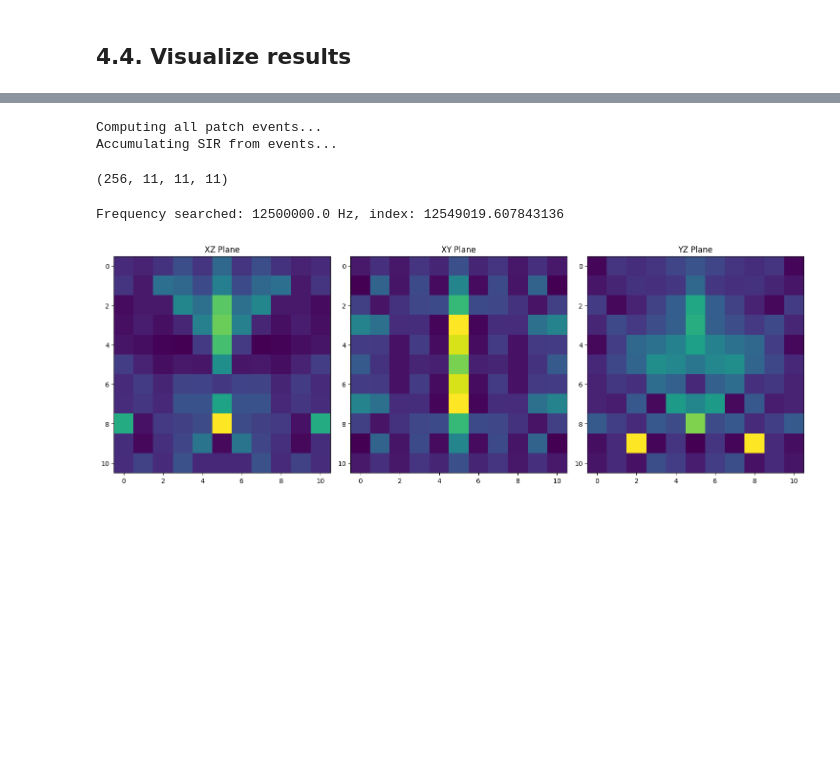
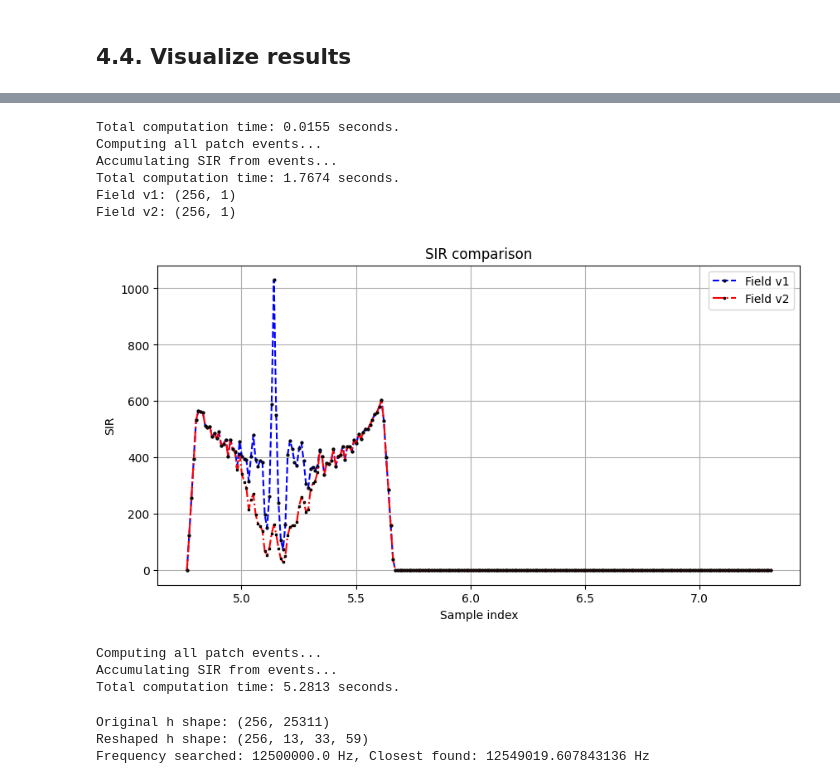
Before and after one commit to EstebanRivera08/eSDIva, a Jupyter notebook: notebook/PyFieldTest.ipynb, the cells around one changed output, grey strips where cells are left out. Cells and saved outputs as stored; diff of their text form; code cells hidden in the pictures; blank space fills up the shorter version.

```diff
--- a/notebook/PyFieldTest.ipynb
+++ b/notebook/PyFieldTest.ipynb
@@ -7,7 +7,7 @@ import matplotlib.pyplot as plt
 import numpy as np
 import pyvista as pv
 import meshio
-from time import time
+from time import time as TIME
 
 
 class LinearArrayTransducer:
@@ -42,7 +42,7 @@ class LinearArrayTransducer:
             Number of subdivisions (patches) in x (element width) and y (element height).
 
         """
-        start_time = time()
+        start_time = TIME()
         element_height, element_width = element_height_mm *1e-3, element_width_mm *1e-3
         kerf, elevation_focus = kerf_mm *1e-3, elevation_focus_mm *1e-3
         self.n_elements = n_elements
@@ -76,7 +76,7 @@ class LinearArrayTransducer:
 
         # Build subdivisions boundaries and areas, apply elevation curvature
         self.sub_quad_verts, self.sub_area, self.sub_el_idx = self._build_subdivisions()
-        end_time = time()
+        end_time = TIME()
         print(f"Transducer initialized in {end_time - start_time:.4f} seconds.")
 
     def _build_subdivisions(self):
@@ -542,6 +537,6 @@ tx = LinearArrayTransducer(
     kerf_mm            = pitch_mm - element_width_mm,
     no_sub_x           = 1,
     no_sub_y           = 10,
-    frequency_Hz       = tx_freq,  # MHz
+    frequency_Hz       = tx_freq*1e6,  # MHz
 )
 # %% [output]
@@ -832,30 +946,32 @@ class PyField:
 # %%
-field = PyField(tx)
+fieldv1 = PyField_v1(tx)
+fieldv2 = PyField(tx)
+# %%
+t_v1, h_v1, events_v1 = fieldv1.spatial_impulse_response(field_point*1e-3, return_all=True)
+t_v2, h_v2, events_v2 = fieldv2.spatial_impulse_response(field_point*1e-3, return_all=True)
+print(f"Field v1: {h_v1.shape}")
+print(f"Field v2: {h_v2.shape}")
+# %% [output]
+Total computation time: 0.0155 seconds.
+Computing all patch events...
+Accumulating SIR from events...
+Total computation time: 1.7674 seconds.
+Field v1: (256, 1)
+Field v2: (256, 1)
+# %%
+plt.figure(figsize=(10, 5))
+plt.plot(t_v1*1e6, h_v1, 'ob--', label="Field v1", ms = 2, markeredgecolor='k')
+plt.plot(t_v2*1e6, h_v2, 'sr-.', label="Field v2", ms = 2, markeredgecolor='k')
+plt.legend()
+plt.title("SIR comparison")
+plt.xlabel("Sample index")
+plt.ylabel("SIR")
+plt.grid()
+# %% [output]
+[figure, added]
 # %%
-start_time, h = field.spatial_impulse_response(grid_points)
+start_time, h = fieldv2.spatial_impulse_response(grid_points)
 # %% [output]
 Computing all patch events...
 Accumulating SIR from events...
+Total computation time: 5.2813 seconds.
-# %%
-spatial_impulse_response_field = h.reshape( -1, y.shape[0], x.shape[0], z.shape[0]).transpose(0, 2, 3, 1)
-spatial_impulse_response_field.shape
-# %% [output]
-(256, 11, 11, 11)
-# %%
-sampling_frequency = field.fs
-
-# Perform FFT along the first axis
-spatial_impulse_response_field_FT = np.fft.fft(spatial_impulse_response_field, axis=0)
-
-# Generate the frequency vector
-freq_vect = np.linspace(0, sampling_frequency, spatial_impulse_response_field_FT.shape[0])
-
-# Find the index of the desired frequency
-freq_searched = tx_freq*1e6  # Convert MHz to Hz
-idx_freq = np.argmin(np.abs(freq_vect - freq_searched))
-print(f"Frequency searched: {freq_searched} Hz, index: {freq_vect[idx_freq]}")
-
-# Amplitude for the given frequency
-amp_response_tx_freq = np.abs(spatial_impulse_response_field_FT[idx_freq, :, :, :])
-# %% [output]
-Frequency searched: 12500000.0 Hz, index: 12549019.607843136
@@ -883,12 +978,6 @@ YZ_plane = pressure_field[x0-1, : , : ].squeeze()
-# %%
-fig, ax = plt.subplots(1, 3, figsize=(15, 5))
-ax[0].imshow(XZ_plane.T)
-ax[0].set_title("XZ Plane")
-ax[1].imshow(XY_plane.T)
-ax[1].set_title("XY Plane")
-ax[2].imshow(YZ_plane.T)
-ax[2].set_title("YZ Plane")
-plt.tight_layout()
-plt.show()
-# %% [output]
-[figure, removed]
+# %%
+pressure_field = compute_pressure_from_SIR(h, x, y, z, [fieldv2.fc, fieldv2.fs])
+# %% [output]
+Original h shape: (256, 25311)
+Reshaped h shape: (256, 13, 33, 59)
+Frequency searched: 12500000.0 Hz, Closest found: 12549019.607843136 Hz
```
Also changed, not shown: parts of 54 cells of this notebook.
